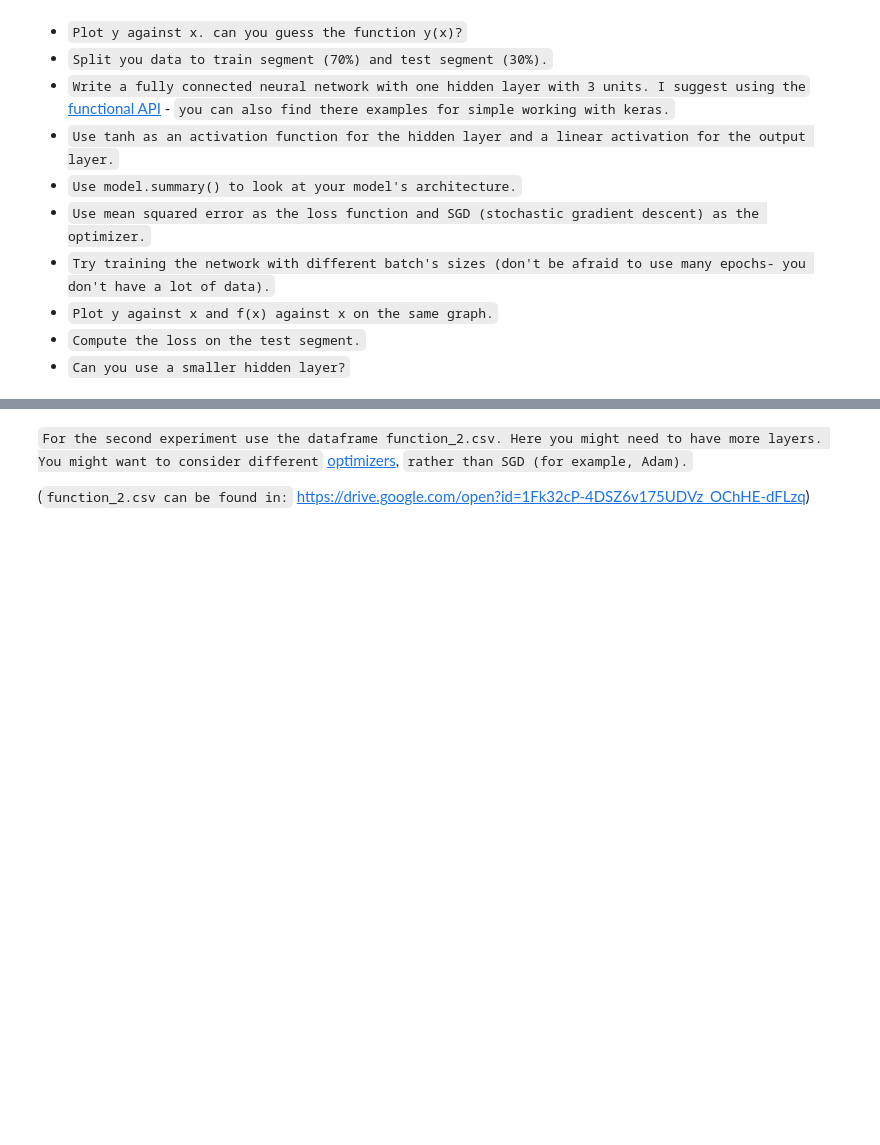
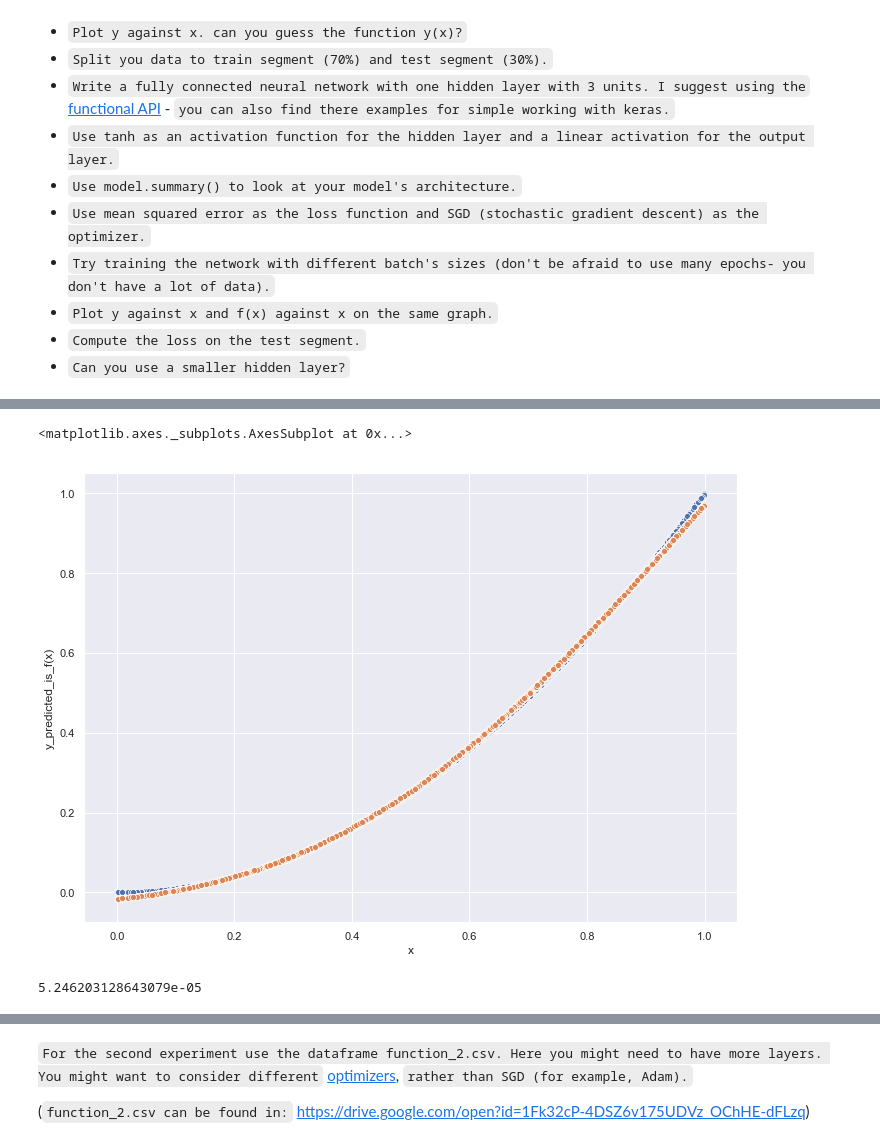
Before and after one commit to azranmelody/data-science-study, a Jupyter notebook: course-lotem/ex6/going deeper.ipynb, the cells around one changed output, grey strips where cells are left out. Cells and saved outputs as stored; diff of their text form; code cells hidden in the pictures; blank space fills up the shorter version.

```diff
--- a/course-lotem/ex6/going deeper.ipynb
+++ b/course-lotem/ex6/going deeper.ipynb
@@ -30,0 +73,9 @@ import matplotlib.pyplot as plt
+# %%
+model.compile(optimizer=SGD(), loss='mean_squared_error', metrics=['accuracy'])
+# %%
+# scaler = StandardScaler()
+# new_train_X = scaler.fit_transform(train_X)
+# new_test_X = scaler.transform(test_X)
+# THE DATA IS ALREADY NORMALIZED #
+
+model.fit(train_X, train_Y, batch_size=5, epochs=30, validation_data=(test_X, test_Y))
@@ -30,0 +101,5 @@ import matplotlib.pyplot as plt
+# %%
+test_preds = model.predict(test_X)
+# %%
+df_helper = pd.DataFrame(test_X).reset_index(drop=True)
+df_helper = df_helper.join(pd.DataFrame(test_preds , columns=['y_predicted_is_f(x)']).reset_index(drop=True)).join(pd.DataFrame(test_Y).reset_index(drop=True))
@@ -30,0 +111,14 @@ import matplotlib.pyplot as plt
+# %%
+sns.set(rc={'figure.figsize':(11.7,8.27)})
+sns.scatterplot(x='x', y='y',
+                     data=df_helper)
+
+sns.scatterplot(x='x', y='y_predicted_is_f(x)',
+                     data=df_helper)
+# %% [output]
+<matplotlib.axes._subplots.AxesSubplot at 0x...>
+[figure, added]
+# %%
+mean_squared_error(test_Y , test_preds) #the loss
+# %% [output]
+5.246203128643079e-05
```
Also changed, not shown: parts of 37 cells of this notebook, 5 other files.
